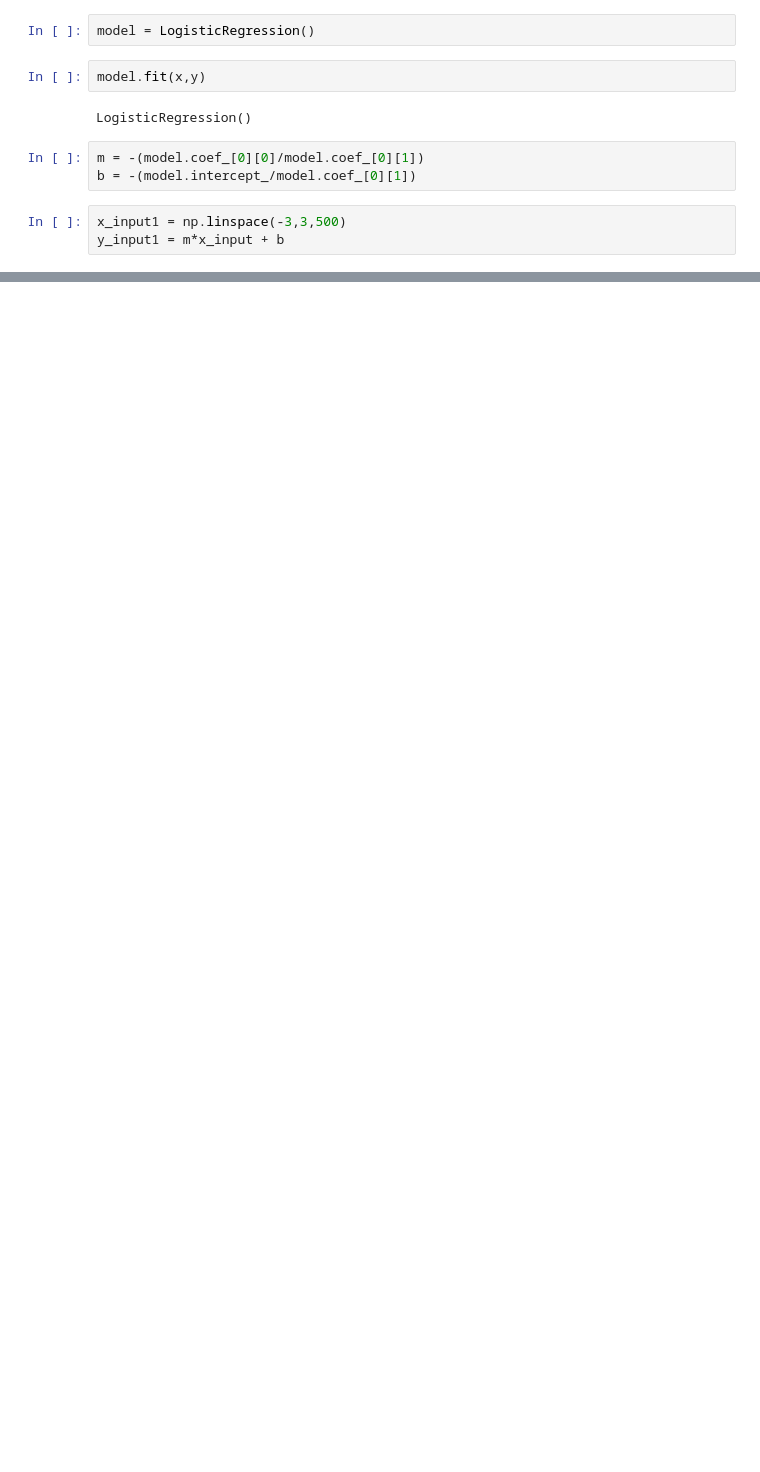
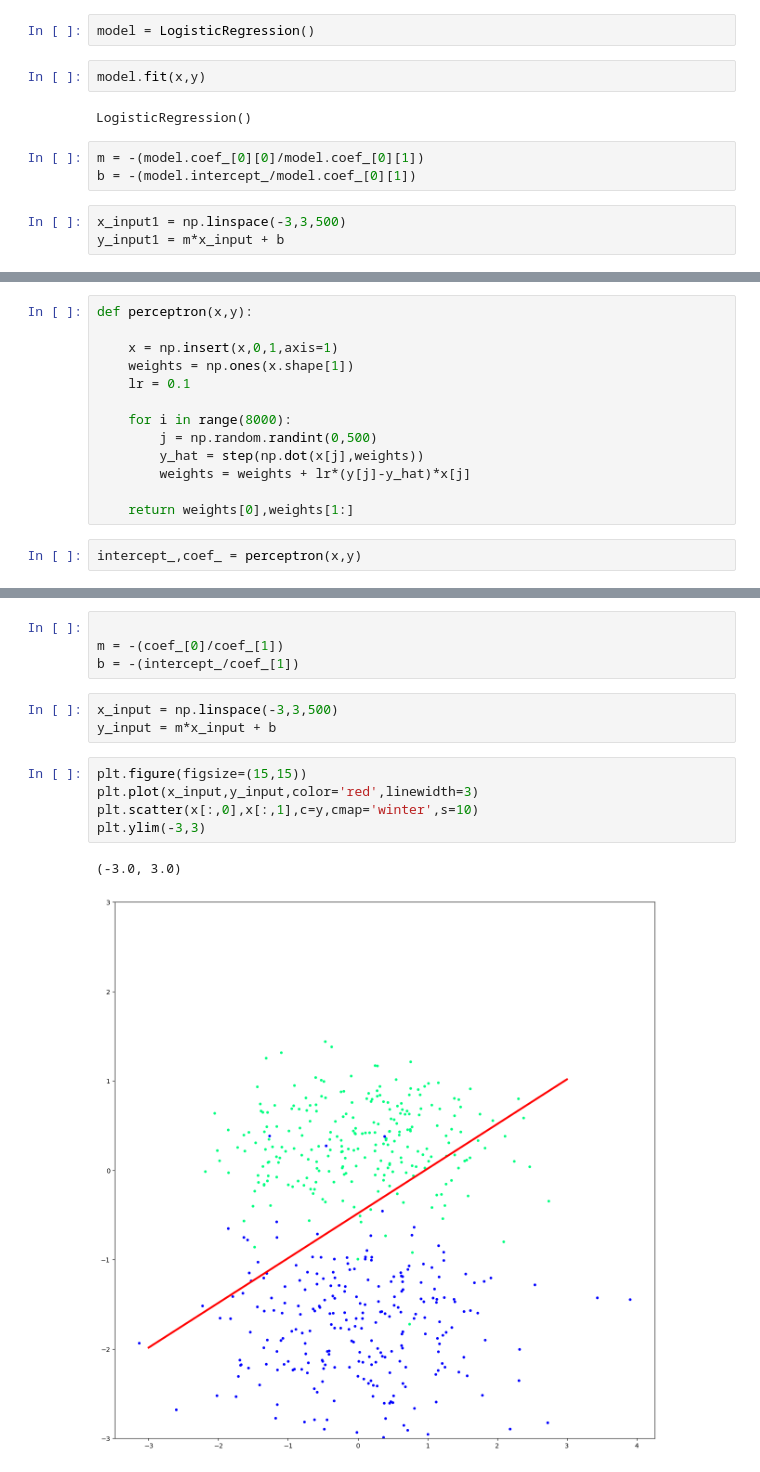
Before and after one commit to msasomrat/ML_learn, a Jupyter notebook: logistic_perceptron.ipynb, the cells around one changed output, grey strips where cells are left out. Saved outputs shown, nothing was run; the diff lists cells and outputs as text; blank space fills up the shorter version.

Commit message:
logistic regression using perceptron and sigmoid

```diff
--- a/logistic_perceptron.ipynb
+++ b/logistic_perceptron.ipynb
@@ -140,0 +192,15 @@ plt.ylim(-3,3)
+# %%
+def perceptron(x,y):
+
+    x = np.insert(x,0,1,axis=1)
+    weights = np.ones(x.shape[1])
+    lr = 0.1
+
+    for i in range(8000):
+        j = np.random.randint(0,500)
+        y_hat = step(np.dot(x[j],weights))
+        weights = weights + lr*(y[j]-y_hat)*x[j]
+
+    return weights[0],weights[1:]
+# %%
+intercept_,coef_ = perceptron(x,y)
@@ -140,0 +215,15 @@ plt.ylim(-3,3)
+# %%
+
+m = -(coef_[0]/coef_[1])
+b = -(intercept_/coef_[1])
+# %%
+x_input = np.linspace(-3,3,500)
+y_input = m*x_input + b
+# %%
+plt.figure(figsize=(15,15))
+plt.plot(x_input,y_input,color='red',linewidth=3)
+plt.scatter(x[:,0],x[:,1],c=y,cmap='winter',s=10)
+plt.ylim(-3,3)
+# %% [output]
+(-3.0, 3.0)
+[figure, added]
```
Also changed, not shown: parts of 26 cells of this notebook.
